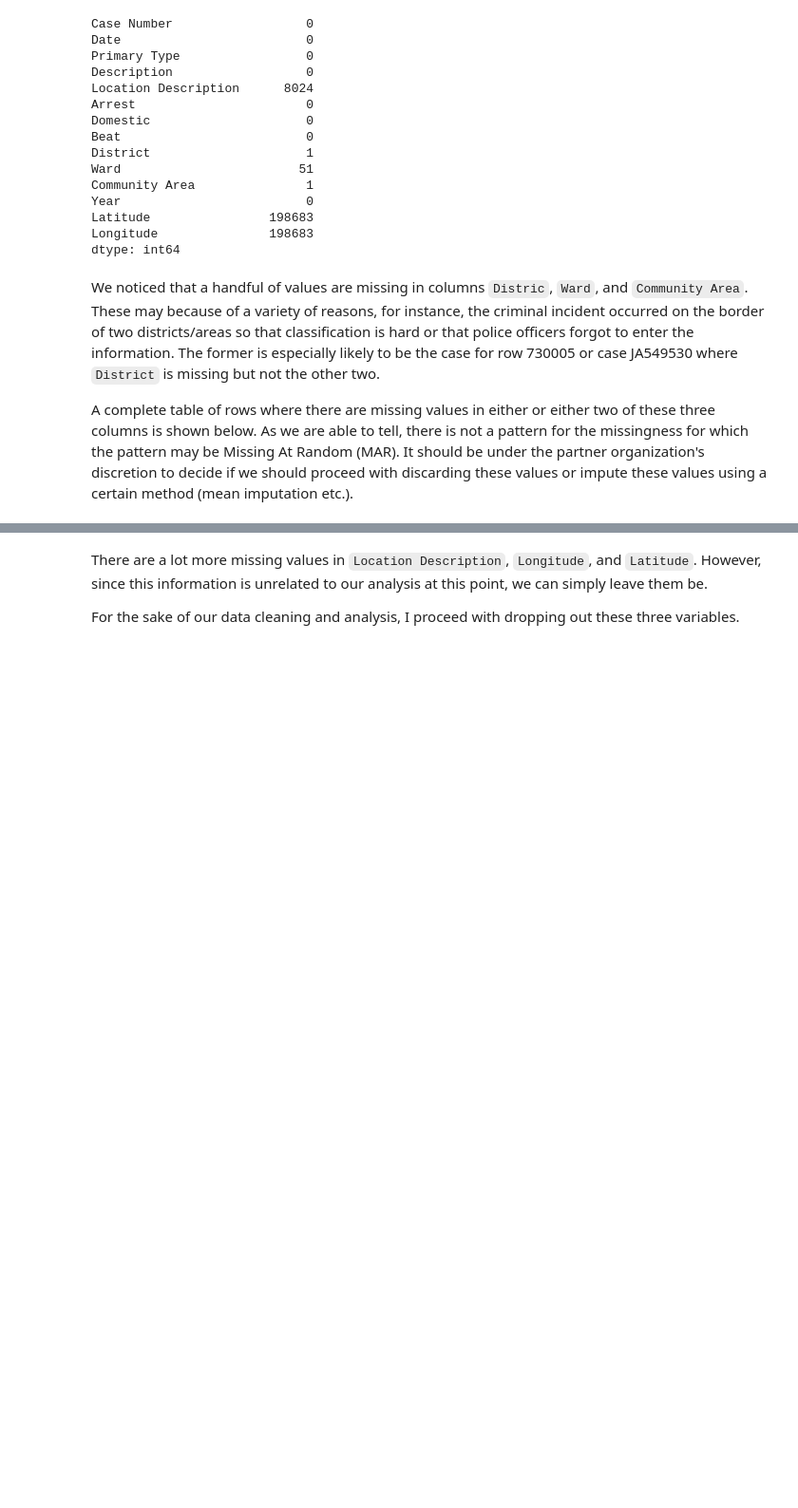
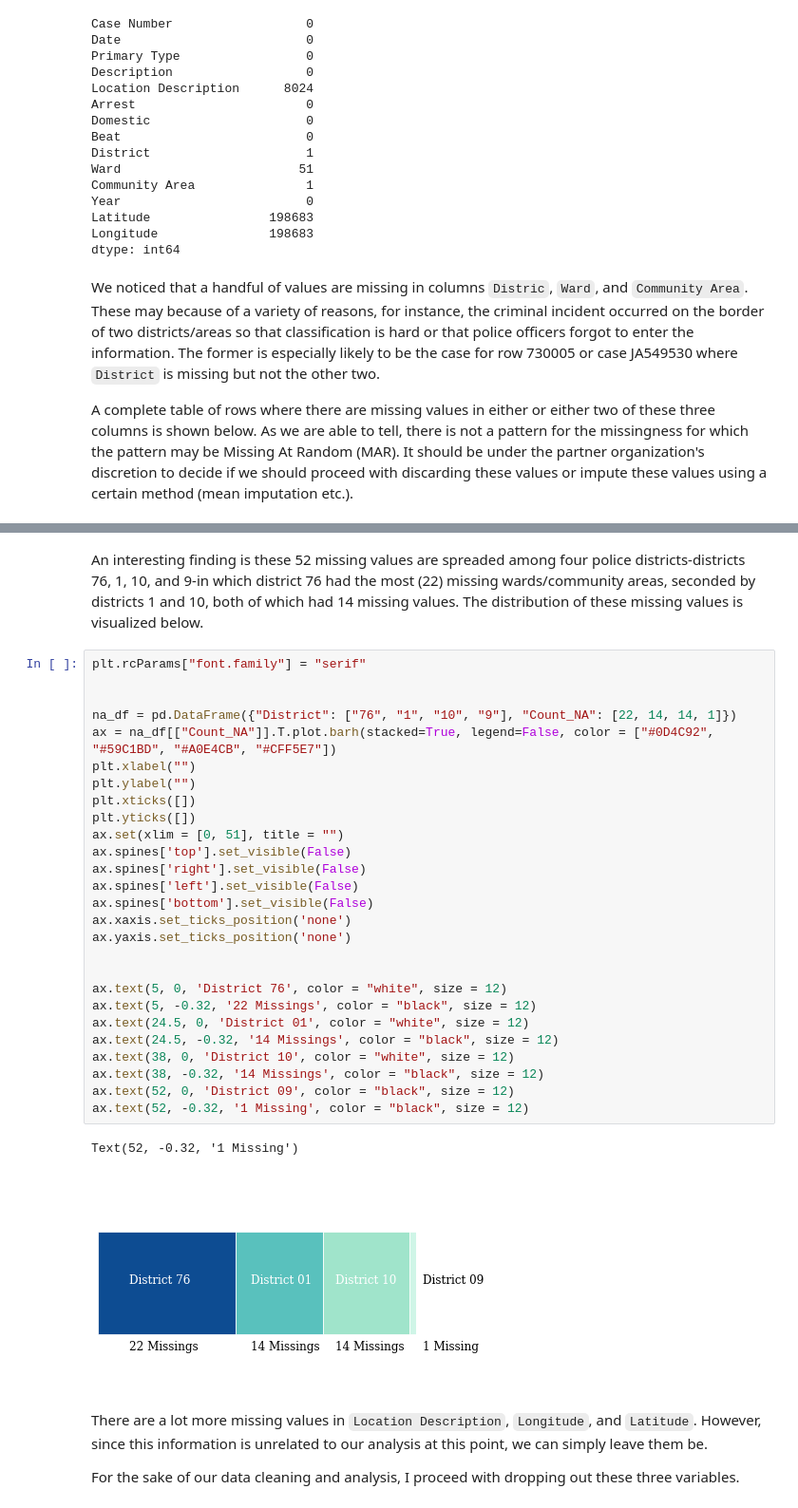
Before and after one commit to jcvincentliu/Analyzing-Racial-Disparities-in-Chicago-Police-Traffic-Stops, a Jupyter notebook: crime_cleaning.ipynb, the cells around one changed output, grey strips where cells are left out. Shown at 95% size. Saved outputs shown, nothing was run; the diff lists cells and outputs as text; blank space fills up the shorter version.

```diff
--- a/crime_cleaning.ipynb
+++ b/crime_cleaning.ipynb
@@ -154,6 +221,38 @@ crime[crime.loc[:, ["District", "Community Area", "Ward"]].isnull().any(axis=1)]
 | 1888403 | JF357286 | 08/15/2022 09:50:00 AM | BATTERY | SIMPLE | STREET | False | False | 2422 | ... |
 | 1901959 | JF396056 | 09/14/2022 09:00:00 AM | DECEPTIVE PRACTICE | FORGERY | APARTMENT | False | False | 1611 | ... |
 | 1905820 | JF382023 | 09/03/2022 06:45:00 PM | ASSAULT | SIMPLE | APARTMENT | False | False | 1611 | ... |
+# %% [markdown]
+An interesting finding is these 52 missing values are spreaded among four police districts-districts 76, 1, 10, and 9-in which district 76 had the most (22) missing wards/community areas, seconded by districts 1 and 10, both of which had 14 missing values. The distribution of these missing values is visualized below.
+# %%
+plt.rcParams["font.family"] = "serif"
+
+
+na_df = pd.DataFrame({"District": ["76", "1", "10", "9"], "Count_NA": [22, 14, 14, 1]})
+ax = na_df[["Count_NA"]].T.plot.barh(stacked=True, legend=False, color = ["#0D4C92", "#59C1BD", "#A0E4CB", "#CFF5E7"])
+plt.xlabel("")
+plt.ylabel("")
+plt.xticks([])
+plt.yticks([])
+ax.set(xlim = [0, 51], title = "")
+ax.spines['top'].set_visible(False)
+ax.spines['right'].set_visible(False)
+ax.spines['left'].set_visible(False)
+ax.spines['bottom'].set_visible(False)
+ax.xaxis.set_ticks_position('none')
+ax.yaxis.set_ticks_position('none')
+
+
+ax.text(5, 0, 'District 76', color = "white", size = 12)
+ax.text(5, -0.32, '22 Missings', color = "black", size = 12)
+ax.text(24.5, 0, 'District 01', color = "white", size = 12)
+ax.text(24.5, -0.32, '14 Missings', color = "black", size = 12)
+ax.text(38, 0, 'District 10', color = "white", size = 12)
+ax.text(38, -0.32, '14 Missings', color = "black", size = 12)
+ax.text(52, 0, 'District 09', color = "black", size = 12)
+ax.text(52, -0.32, '1 Missing', color = "black", size = 12)
+# %% [output]
+Text(52, -0.32, '1 Missing')
+[figure, added]
 # %% [markdown]
 There are a lot more missing values in `Location Description`, `Longitude`, and `Latitude`. However, since this information is unrelated to our analysis at this point, we can simply leave them be.
 
```
Also changed, not shown: parts of 22 cells of this notebook.
